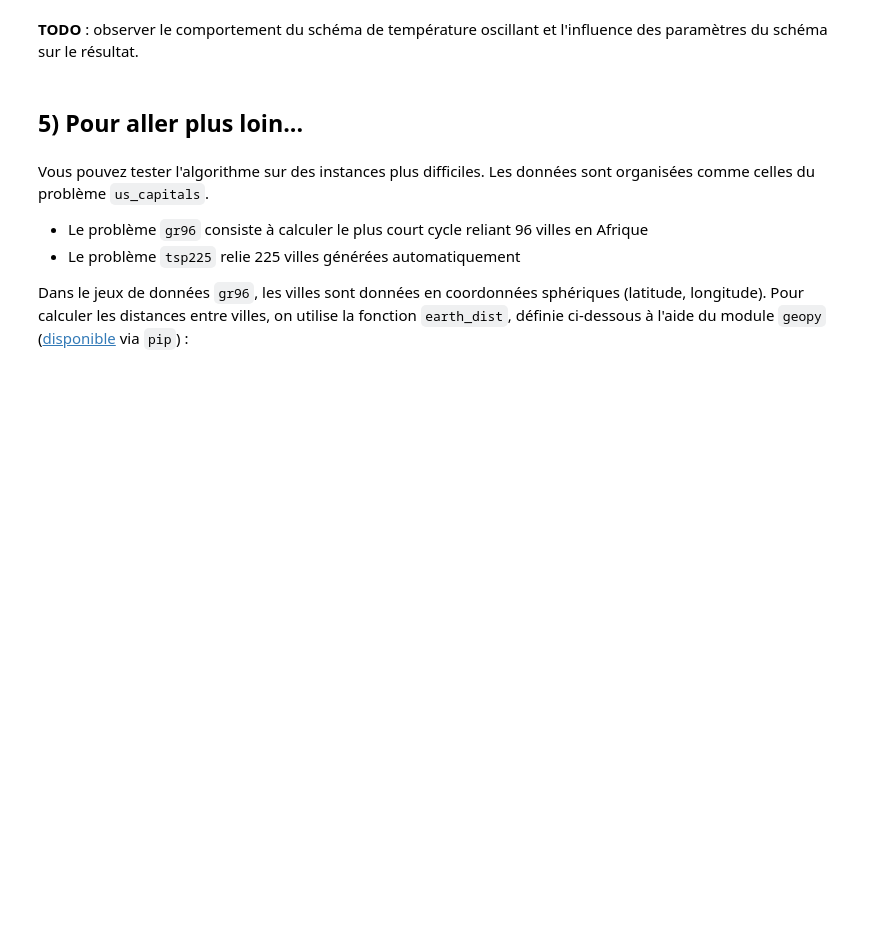
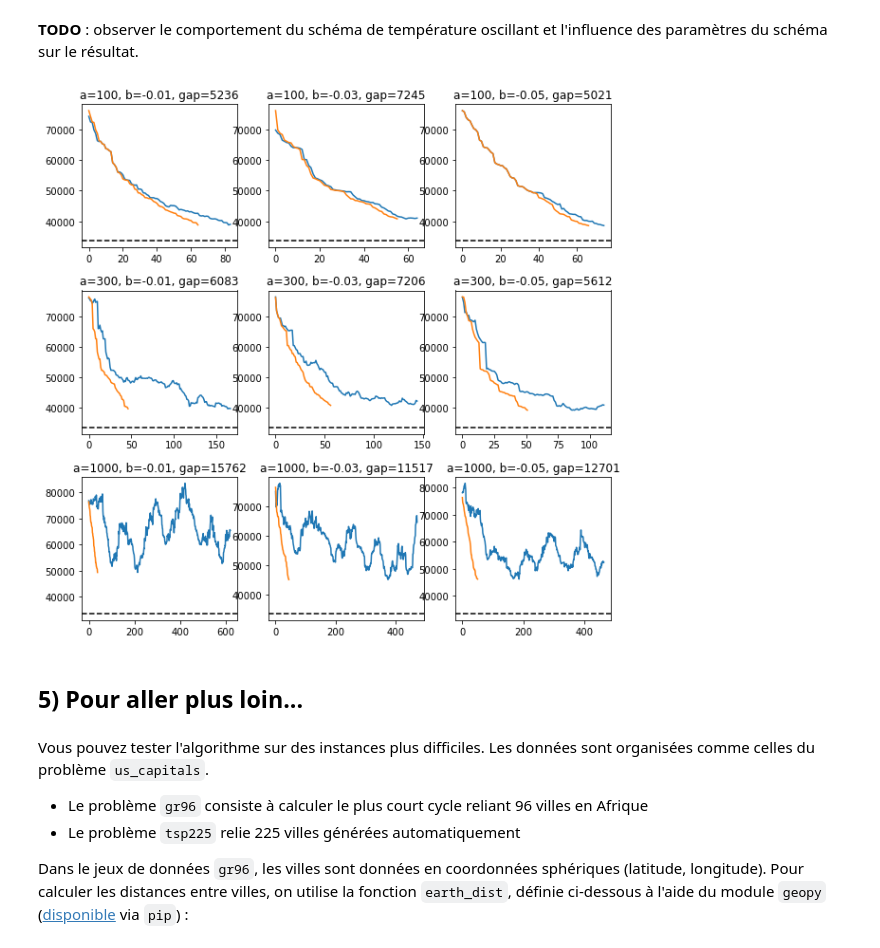
Before and after one commit to Kithtus/Metropolis, a Jupyter notebook: Recruit simulé.ipynb, the cells around one changed output. Drawn from its saved outputs; the diff is of its cells as text; code cells hidden in the pictures; blank space fills up the shorter version.

```diff
--- a/Recruit simulé.ipynb
+++ b/Recruit simulé.ipynb
@@ -341,5 +367,24 @@ plt.show()
 # %% [markdown]
 **TODO** : observer le comportement du schéma de température oscillant et l'influence des paramètres du schéma sur le résultat.
+# %%
+plt.figure(figsize=(10,10))
+plt.subplots_adjust(hspace=0.3)
+i = 1
+d=0.2
+c=2000
+for a in [100, 300, 1000]:
+    for b in [-0.01, -0.03, -0.05]:
+
+        T = T_oscillatory(a, b,c,d)
+        tour, best, cseq, bseq = recuit_simule(distances, 5000, initial_tour, proposition, T)
+        gap = V(best, distances) - V(optimal, distances)
+        plt.subplot(3,3,i)
+        plt.title("a={}, b={}, gap={}".format(a,b,round(gap)))
+        plot_recuit(cseq, bseq, best, optimal, legend=False)
+        i += 1
+plt.show()
+# %% [output]
+[figure, added]
 # %% [markdown]
 ## 5) Pour aller plus loin...
 # %% [markdown]
```
Also changed, not shown: parts of 17 cells of this notebook.
